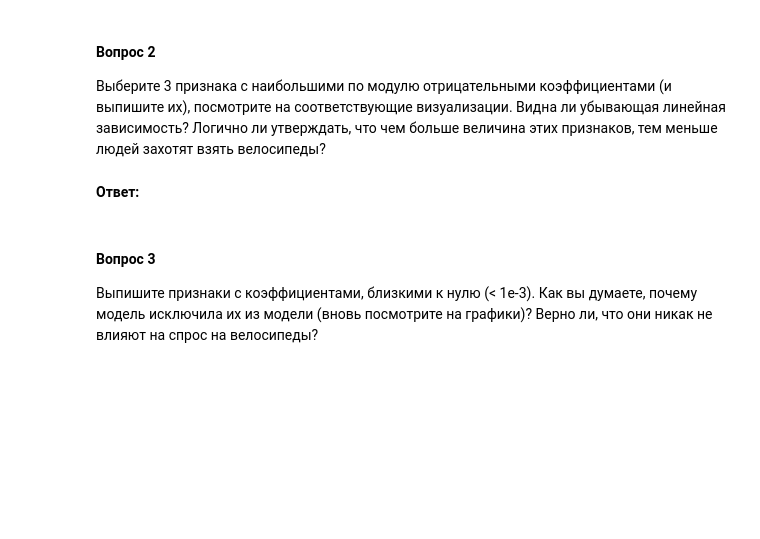
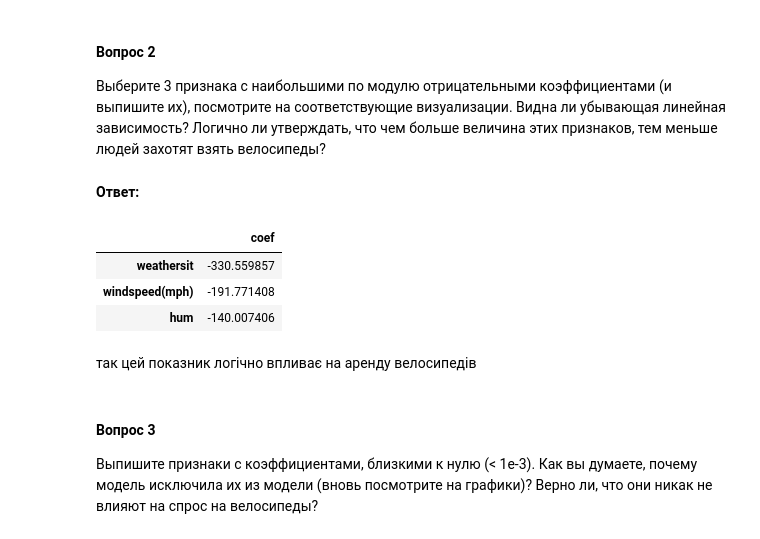
Before and after one commit to Taras55001/DC_HW4, a Jupyter notebook: OverfittingHomeWork.ipynb, the cells around one changed output. Cells and saved outputs as stored; diff of their text form; code cells hidden in the pictures; blank space fills up the shorter version.

```diff
--- a/OverfittingHomeWork.ipynb
+++ b/OverfittingHomeWork.ipynb
@@ -421,3 +423,12 @@ __Ответ:__
+# %%
+pd.DataFrame(regressor.coef_, df.columns[:-1], columns=['coef']).nsmallest(3,'coef')
+# %% [output]
+|  | coef |
+| weathersit | -330.559857 |
+| windspeed(mph) | -191.771408 |
+| hum | -140.007406 |
+# %% [markdown]
+так цей показник логічно впливає на аренду велосипедів
 # %% [markdown]
 #### Вопрос 3
 
```
Also changed, not shown: parts of 7 cells of this notebook.
